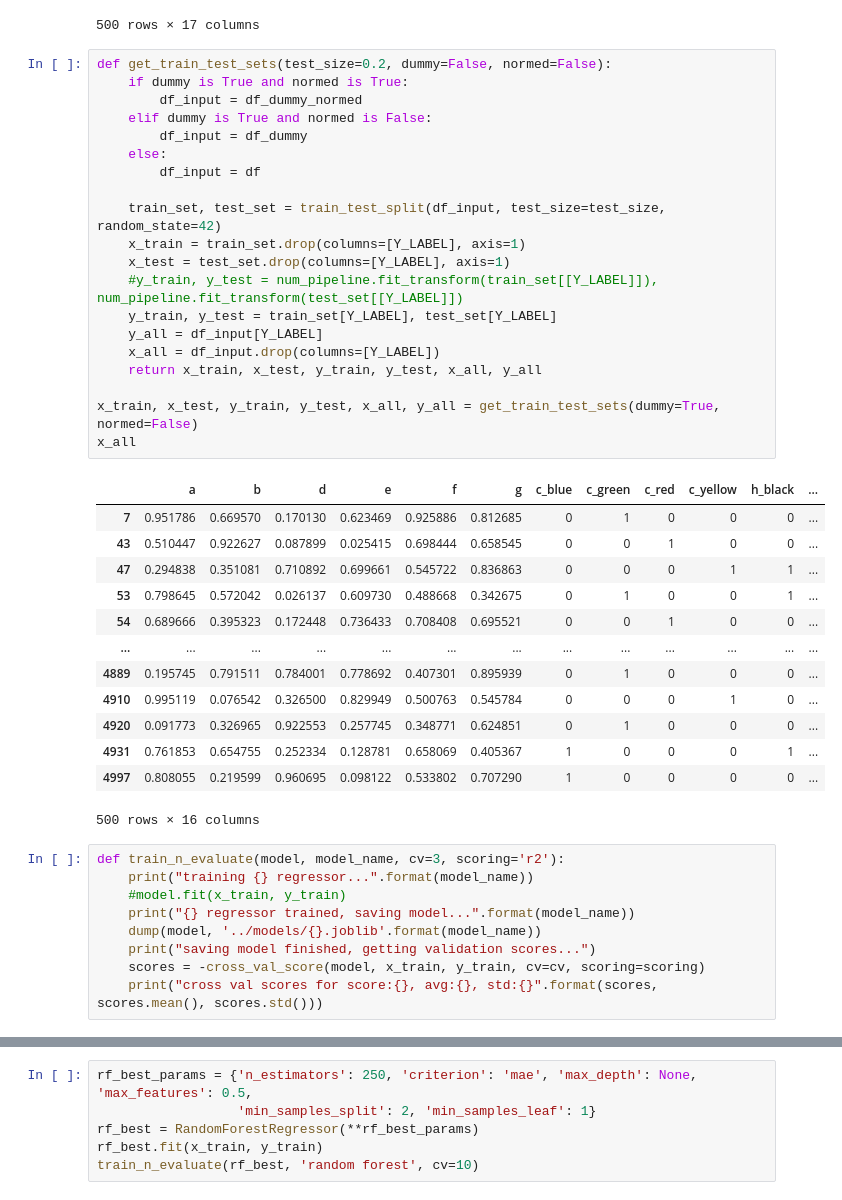
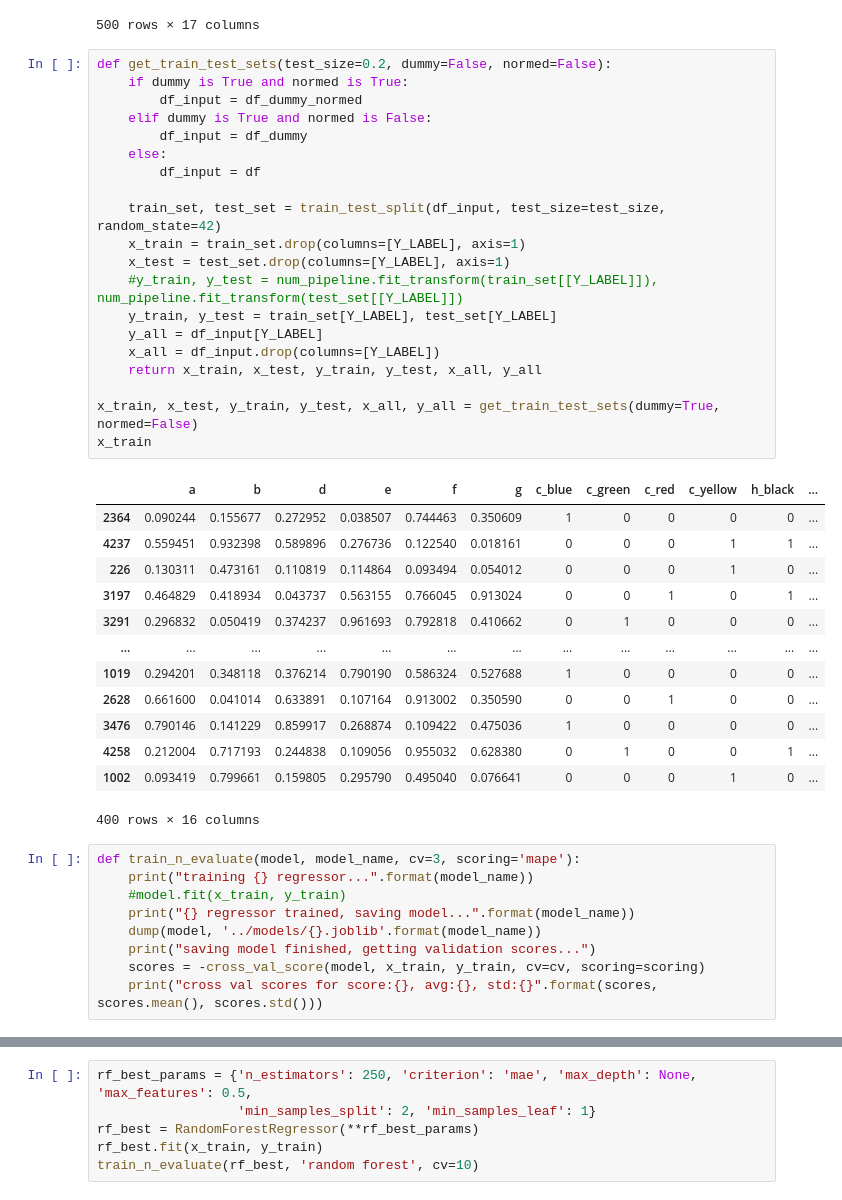
Before and after one commit to telenovelachuan/adobe_model_training, a Jupyter notebook: notebooks/regression.ipynb, the cells around one changed output, grey strips where cells are left out. Cells and saved outputs as stored; diff of their text form.

Commit message:
fix mape for rf

```diff
--- a/notebooks/regression.ipynb
+++ b/notebooks/regression.ipynb
@@ -83,39 +85,39 @@ df_dummy_normed
 # %%
 def get_train_test_sets(test_size=0.2, dummy=False, normed=False):
     if dummy is True and normed is True:
         df_input = df_dummy_normed
     elif dummy is True and normed is False:
         df_input = df_dummy
     else:
         df_input = df
 
     train_set, test_set = train_test_split(df_input, test_size=test_size, random_state=42)
     x_train = train_set.drop(columns=[Y_LABEL], axis=1)
     x_test = test_set.drop(columns=[Y_LABEL], axis=1)
     #y_train, y_test = num_pipeline.fit_transform(train_set[[Y_LABEL]]), num_pipeline.fit_transform(test_set[[Y_LABEL]])
     y_train, y_test = train_set[Y_LABEL], test_set[Y_LABEL]
     y_all = df_input[Y_LABEL]
     x_all = df_input.drop(columns=[Y_LABEL])
     return x_train, x_test, y_train, y_test, x_all, y_all
 
 x_train, x_test, y_train, y_test, x_all, y_all = get_train_test_sets(dummy=True, normed=False)
-x_all
+x_train
 # %% [output]
 |  | a | b | d | e | f | g | c_blue | c_green | c_red | c_yellow | h_black | ... |
-| 7 | 0.951786 | 0.669570 | 0.170130 | 0.623469 | 0.925886 | 0.812685 | 0 | 1 | 0 | 0 | 0 | ... |
-| 43 | 0.510447 | 0.922627 | 0.087899 | 0.025415 | 0.698444 | 0.658545 | 0 | 0 | 1 | 0 | 0 | ... |
-| 47 | 0.294838 | 0.351081 | 0.710892 | 0.699661 | 0.545722 | 0.836863 | 0 | 0 | 0 | 1 | 1 | ... |
-| 53 | 0.798645 | 0.572042 | 0.026137 | 0.609730 | 0.488668 | 0.342675 | 0 | 1 | 0 | 0 | 1 | ... |
-| 54 | 0.689666 | 0.395323 | 0.172448 | 0.736433 | 0.708408 | 0.695521 | 0 | 0 | 1 | 0 | 0 | ... |
+| 2364 | 0.090244 | 0.155677 | 0.272952 | 0.038507 | 0.744463 | 0.350609 | 1 | 0 | 0 | 0 | 0 | ... |
+| 4237 | 0.559451 | 0.932398 | 0.589896 | 0.276736 | 0.122540 | 0.018161 | 0 | 0 | 0 | 1 | 1 | ... |
+| 226 | 0.130311 | 0.473161 | 0.110819 | 0.114864 | 0.093494 | 0.054012 | 0 | 0 | 0 | 1 | 0 | ... |
+| 3197 | 0.464829 | 0.418934 | 0.043737 | 0.563155 | 0.766045 | 0.913024 | 0 | 0 | 1 | 0 | 1 | ... |
+| 3291 | 0.296832 | 0.050419 | 0.374237 | 0.961693 | 0.792818 | 0.410662 | 0 | 1 | 0 | 0 | 0 | ... |
 | ... | ... | ... | ... | ... | ... | ... | ... | ... | ... | ... | ... | ... |
-| 4889 | 0.195745 | 0.791511 | 0.784001 | 0.778692 | 0.407301 | 0.895939 | 0 | 1 | 0 | 0 | 0 | ... |
-| 4910 | 0.995119 | 0.076542 | 0.326500 | 0.829949 | 0.500763 | 0.545784 | 0 | 0 | 0 | 1 | 0 | ... |
-| 4920 | 0.091773 | 0.326965 | 0.922553 | 0.257745 | 0.348771 | 0.624851 | 0 | 1 | 0 | 0 | 0 | ... |
-| 4931 | 0.761853 | 0.654755 | 0.252334 | 0.128781 | 0.658069 | 0.405367 | 1 | 0 | 0 | 0 | 1 | ... |
-| 4997 | 0.808055 | 0.219599 | 0.960695 | 0.098122 | 0.533802 | 0.707290 | 1 | 0 | 0 | 0 | 0 | ... |
+| 1019 | 0.294201 | 0.348118 | 0.376214 | 0.790190 | 0.586324 | 0.527688 | 1 | 0 | 0 | 0 | 0 | ... |
+| 2628 | 0.661600 | 0.041014 | 0.633891 | 0.107164 | 0.913002 | 0.350590 | 0 | 0 | 1 | 0 | 0 | ... |
+| 3476 | 0.790146 | 0.141229 | 0.859917 | 0.268874 | 0.109422 | 0.475036 | 1 | 0 | 0 | 0 | 0 | ... |
+| 4258 | 0.212004 | 0.717193 | 0.244838 | 0.109056 | 0.955032 | 0.628380 | 0 | 1 | 0 | 0 | 1 | ... |
+| 1002 | 0.093419 | 0.799661 | 0.159805 | 0.295790 | 0.495040 | 0.076641 | 0 | 0 | 0 | 1 | 0 | ... |
-500 rows × 16 columns
+400 rows × 16 columns
 # %%
-def train_n_evaluate(model, model_name, cv=3, scoring='r2'):
+def train_n_evaluate(model, model_name, cv=3, scoring='mape'):
     print("training {} regressor...".format(model_name))
     #model.fit(x_train, y_train)
     print("{} regressor trained, saving model...".format(model_name))
```
Also changed, not shown: parts of 4 cells of this notebook.
